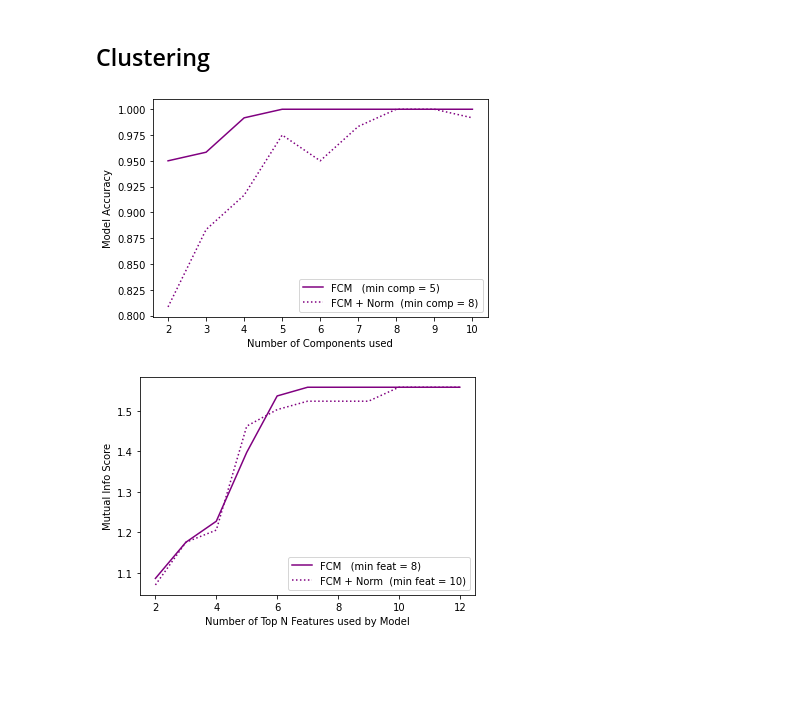
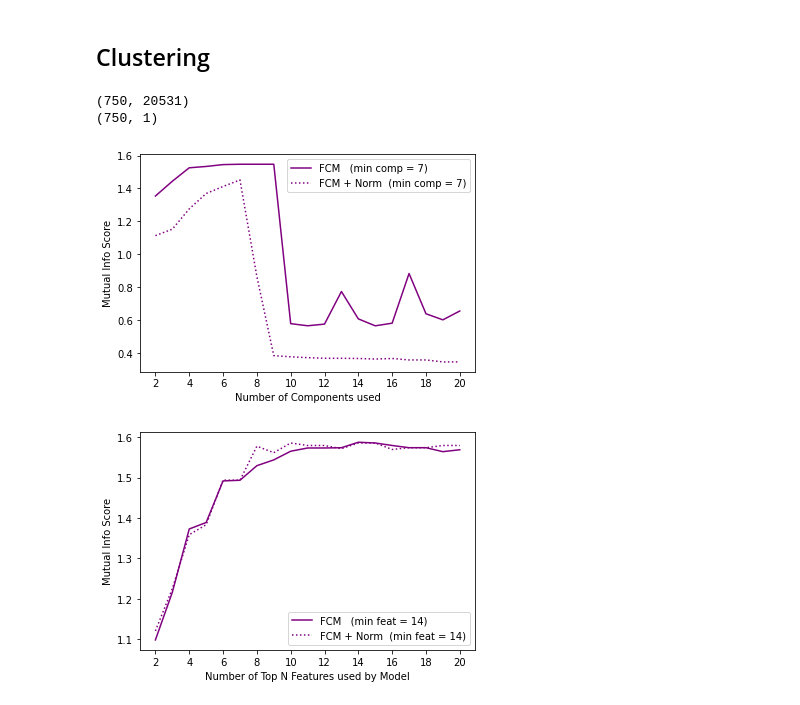
Before and after one commit to alina-dima/PR-for-AI, a Jupyter notebook: Assignment 2/Genes/genes.ipynb, the cells around one changed output. Cells and saved outputs as stored; diff of their text form; code cells hidden in the pictures; blank space fills up the shorter version.

Commit message:
cluster rework

```diff
--- a/Assignment 2/Genes/genes.ipynb
+++ b/Assignment 2/Genes/genes.ipynb
@@ -150,8 +136,8 @@ plot_class_freq(adjusted_df_labels) # double check
 ## Feature Selection / Dimension Reduction
 # %%
 # Create hold-out set
-X, y = adjusted_df, adjusted_df_labels
-X_train_bal, X_test_bal, y_train_bal, y_test_bal = train_test_split(X, y, test_size=0.2, random_state=RANDOM_STATE)
+X_all, y_all = adjusted_df, adjusted_df_labels
+X_train_bal, X_test_bal, y_train_bal, y_test_bal = train_test_split(X_all, y_all, test_size=0.2, random_state=RANDOM_STATE)
 # %% [markdown]
 ### PCA
 # %%
@@ -240,9 +234,6 @@ def rank_features(x, y):
 def try_mutual_info(top_n_feat, top_features, x_train, y_train, x_test, y_test,
                     model, normalizer, unsuper, score_func=accuracy_score):
     scores = []
-
-    if unsuper:
-        y_test = (y_test.to_numpy()).flatten()
 
     if normalizer:
         x_train = pd.DataFrame(normalizer.fit_transform(x_train))
@@ -253,8 +244,15 @@ def try_mutual_info(top_n_feat, top_features, x_train, y_train, x_test, y_test,
 
         reduced_x_train = x_train.iloc[:,best_cols]
         reduced_x_test = x_test.iloc[:,best_cols]
-        model.fit(reduced_x_train.to_numpy()) if unsuper else model.fit(reduced_x_train, y_train)
-        y_pred = model.predict(reduced_x_test.to_numpy())
+
+        if unsuper:
+            x = reduced_x_train.to_numpy()
+            model.fit(x)
+            y_pred = model.predict(x)
+            y_test = (y_train.to_numpy()).flatten()
+        else:
+            model.fit(reduced_x_train, y_train)
+            y_pred = model.predict(reduced_x_test)
 
         score_func = mutual_info_score if unsuper else accuracy_score
         scores.append(score_func(y_test, y_pred))
@@ -262,16 +260,21 @@ def try_mutual_info(top_n_feat, top_features, x_train, y_train, x_test, y_test,
     return scores
 
 def find_best_mutual_info(features_ranked, x, y, model, normalizer, label, color, linestyle, unsuper=False,
-                          min_n_feat=2, top_n_feat=12, split=0.2):
-    X_train, X_test, y_train, y_test = train_test_split(x, y, test_size=split, random_state=RANDOM_STATE)
+                          min_n_feat=2, top_n_feat=20, split=0.2):
 
-    top_n_feat = list(range(min_n_feat, top_n_feat + 1))
-    scores = try_mutual_info(top_n_feat, features_ranked, X_train, y_train, X_test, y_test, model, normalizer, unsuper)
+    if unsuper:
+        X_train, X_test, y_train, y_test = x, x, y, y
+    else:
+        X_train, X_test, y_train, y_test = train_test_split(x, y, test_size=split, random_state=RANDOM_STATE)
+
+    top_n_feat_val = list(range(min_n_feat, top_n_feat + 1))
+    scores = try_mutual_info(top_n_feat_val, features_ranked, X_train, y_train, X_test, y_test, model, normalizer, unsuper)
     min_feat = np.argmax(scores) + min_n_feat
 
-    plt.plot(top_n_feat, scores, label=f"{label}  (min feat = {min_feat})", color=color, linestyle=linestyle)
+    plt.plot(top_n_feat_val, scores, label=f"{label}  (min feat = {min_feat})", color=color, linestyle=linestyle)
     plt.xlabel("Number of Top N Features used by Model")
     plt.ylabel("Mutual Info Score" if unsuper else "Model Accuracy")
+    plt.xticks(np.arange(min_n_feat, top_n_feat+1, 2.0))
     plt.legend()
 
     return features_ranked[:min_feat]
@@ -404,31 +397,35 @@ accuracy_score: 0.9916666666666666
 # %% [markdown]
 ## Clustering
 # %%
+X_cluster, y_cluster = X_all, y_all
+
 color = "purple"
 model = FCM(n_clusters=5)
 m_name = "FCM"
 comps2 = []
 
 for n, n_name, style in norms:
     normalizer = n() if n else None
     name = m_name + (" + " if n_name else " ") + n_name
-    comps2.append(find_best_pca(X_train_bal, y_train_bal, m, normalizer, name, color, style))
+    comps2.append(find_best_pca(X_cluster, y_cluster, model, normalizer, name, color, style, unsuper=True))
 
 best_comp_cls = comps2[0]
 save_plot("best_pca_cluster")
 # %% [output]
+(750, 20531)
+(750, 1)
-[figure, old version]
+[figure, new version]
 # %%
 num_feats2 = []
 
 for n, n_name, style in norms:
     normalizer = n() if n else None
     name = m_name + (" + " if n_name else " ") + n_name
-    num_feats2.append(find_best_mutual_info(features_ranked, X_train_bal, y_train_bal, model, normalizer, name, color, style, unsuper=True))
+    num_feats2.append(find_best_mutual_info(features_ranked, X_cluster, y_cluster, model, normalizer, name, color, style, unsuper=True))
 
 best_feats_cls = num_feats2[0]
 save_plot("best_feat_cluster")
 # %% [output]
-[figure, old version]
+[figure, new version]
 # %%
 # on original dataset
```
Also changed, not shown: parts of 25 cells of this notebook.
